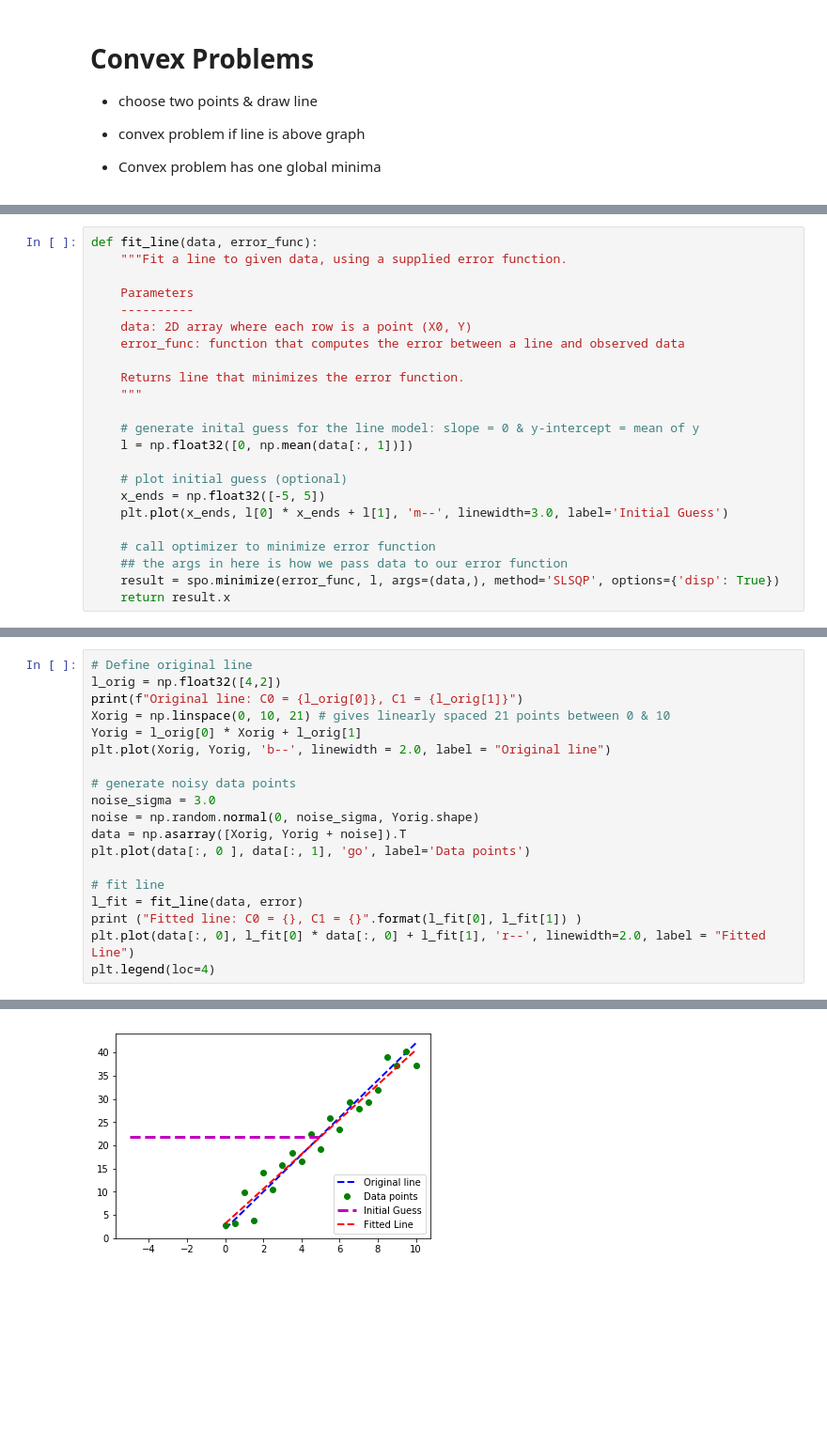
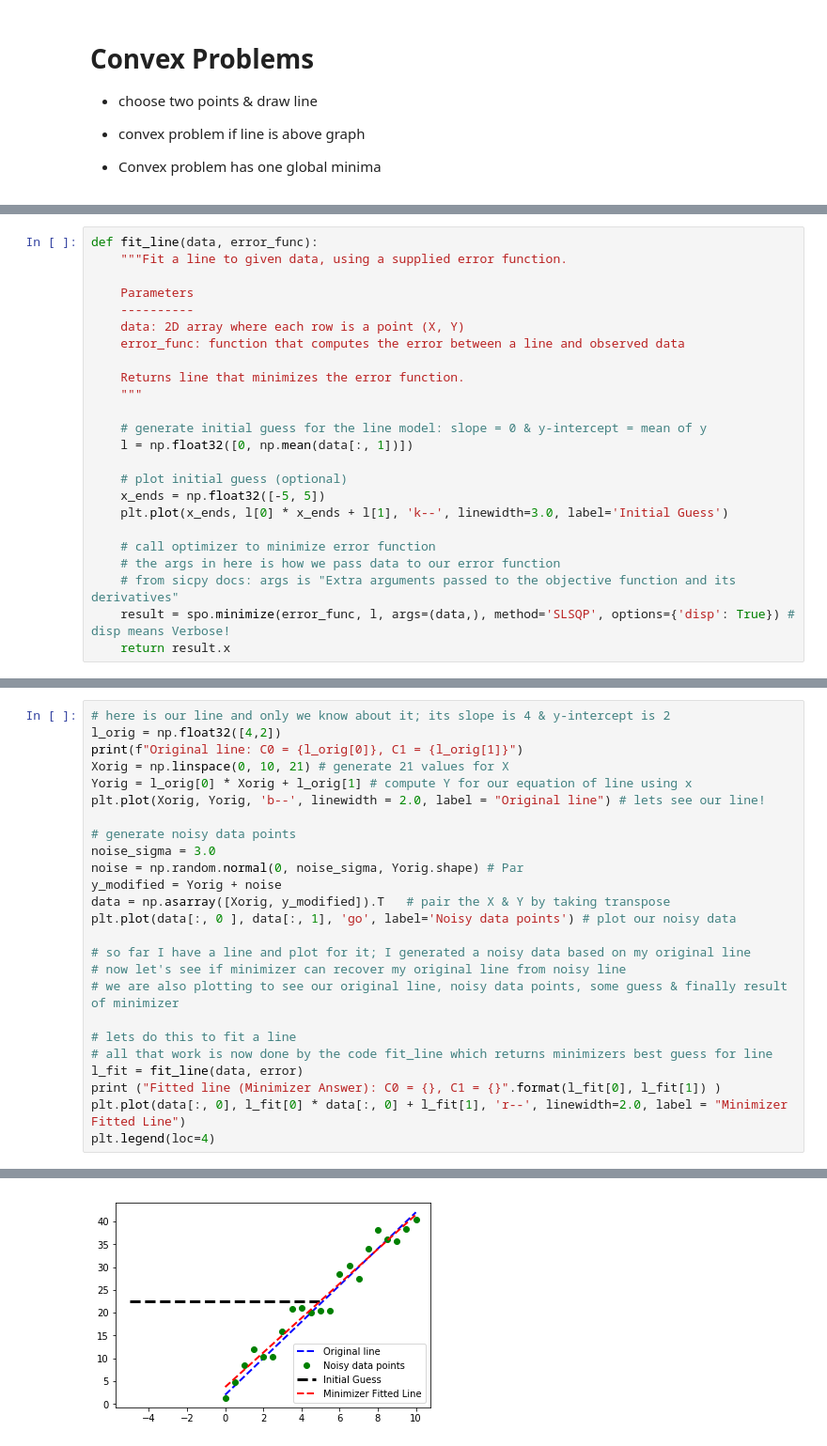
Before and after one commit to skharel/ML4T-Lecture-Notes, a Jupyter notebook: 1-8.ipynb, the cells around one changed output, grey strips where cells are left out. Shown at 94% size. Drawn from its saved outputs; the diff is of its cells as text; blank space fills up the shorter version.

```diff
--- a/1-8.ipynb
+++ b/1-8.ipynb
@@ -84,20 +101,21 @@ def fit_line(data, error_func):
 
     Parameters
     ----------
-    data: 2D array where each row is a point (X0, Y)
+    data: 2D array where each row is a point (X, Y)
     error_func: function that computes the error between a line and observed data
 
     Returns line that minimizes the error function.
     """
 
-    # generate inital guess for the line model: slope = 0 & y-intercept = mean of y
+    # generate initial guess for the line model: slope = 0 & y-intercept = mean of y
     l = np.float32([0, np.mean(data[:, 1])])
 
     # plot initial guess (optional)
     x_ends = np.float32([-5, 5])
-    plt.plot(x_ends, l[0] * x_ends + l[1], 'm--', linewidth=3.0, label='Initial Guess')
+    plt.plot(x_ends, l[0] * x_ends + l[1], 'k--', linewidth=3.0, label='Initial Guess')
 
     # call optimizer to minimize error function
-    ## the args in here is how we pass data to our error function
-    result = spo.minimize(error_func, l, args=(data,), method='SLSQP', options={'disp': True})
+    # the args in here is how we pass data to our error function
+    # from sicpy docs: args is "Extra arguments passed to the objective function and its derivatives"
+    result = spo.minimize(error_func, l, args=(data,), method='SLSQP', options={'disp': True}) # disp means Verbose!
     return result.x
@@ -104,21 +140,27 @@ def fit_line(data, error_func):
 # %%
-# Define original line
+# here is our line and only we know about it; its slope is 4 & y-intercept is 2
 l_orig = np.float32([4,2])
 print(f"Original line: C0 = {l_orig[0]}, C1 = {l_orig[1]}")
-Xorig = np.linspace(0, 10, 21) # gives linearly spaced 21 points between 0 & 10
-Yorig = l_orig[0] * Xorig + l_orig[1]
-plt.plot(Xorig, Yorig, 'b--', linewidth = 2.0, label = "Original line")
+Xorig = np.linspace(0, 10, 21) # generate 21 values for X
+Yorig = l_orig[0] * Xorig + l_orig[1] # compute Y for our equation of line using x
+plt.plot(Xorig, Yorig, 'b--', linewidth = 2.0, label = "Original line") # lets see our line!
 
 # generate noisy data points
 noise_sigma = 3.0
-noise = np.random.normal(0, noise_sigma, Yorig.shape)
-data = np.asarray([Xorig, Yorig + noise]).T
-plt.plot(data[:, 0 ], data[:, 1], 'go', label='Data points')
+noise = np.random.normal(0, noise_sigma, Yorig.shape) # Par
+y_modified = Yorig + noise
+data = np.asarray([Xorig, y_modified]).T   # pair the X & Y by taking transpose
+plt.plot(data[:, 0 ], data[:, 1], 'go', label='Noisy data points') # plot our noisy data
 
-# fit line
+# so far I have a line and plot for it; I generated a noisy data based on my original line
+# now let's see if minimizer can recover my original line from noisy line
+# we are also plotting to see our original line, noisy data points, some guess & finally result of minimizer
+
+# lets do this to fit a line
+# all that work is now done by the code fit_line which returns minimizers best guess for line
 l_fit = fit_line(data, error)
-print ("Fitted line: C0 = {}, C1 = {}".format(l_fit[0], l_fit[1]) )
-plt.plot(data[:, 0], l_fit[0] * data[:, 0] + l_fit[1], 'r--', linewidth=2.0, label = "Fitted Line")
+print ("Fitted line (Minimizer Answer): C0 = {}, C1 = {}".format(l_fit[0], l_fit[1]) )
+plt.plot(data[:, 0], l_fit[0] * data[:, 0] + l_fit[1], 'r--', linewidth=2.0, label = "Minimizer Fitted Line")
 plt.legend(loc=4)
 # %% [output]
 Original line: C0 = 4.0, C1 = 2.0
@@ -131,3 +173,3 @@ Fitted line: C0 = 3.7402607870920495, C1 = 3.1268385705849604
 <matplotlib.legend.Legend at 0x...>
-[figure, old version]
+[figure, new version]
 # %% [markdown]
```
Also changed, not shown: parts of 17 cells of this notebook.
